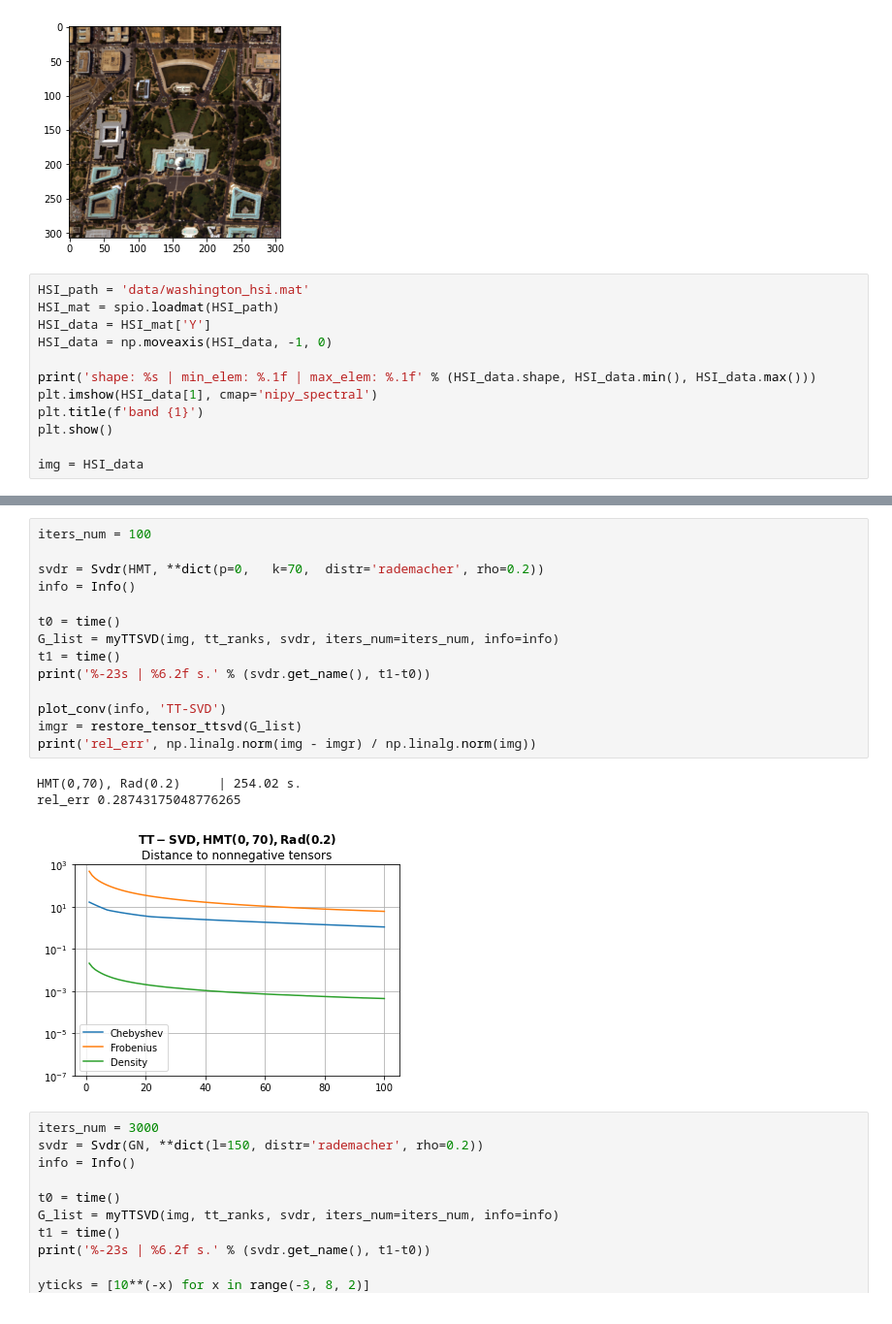
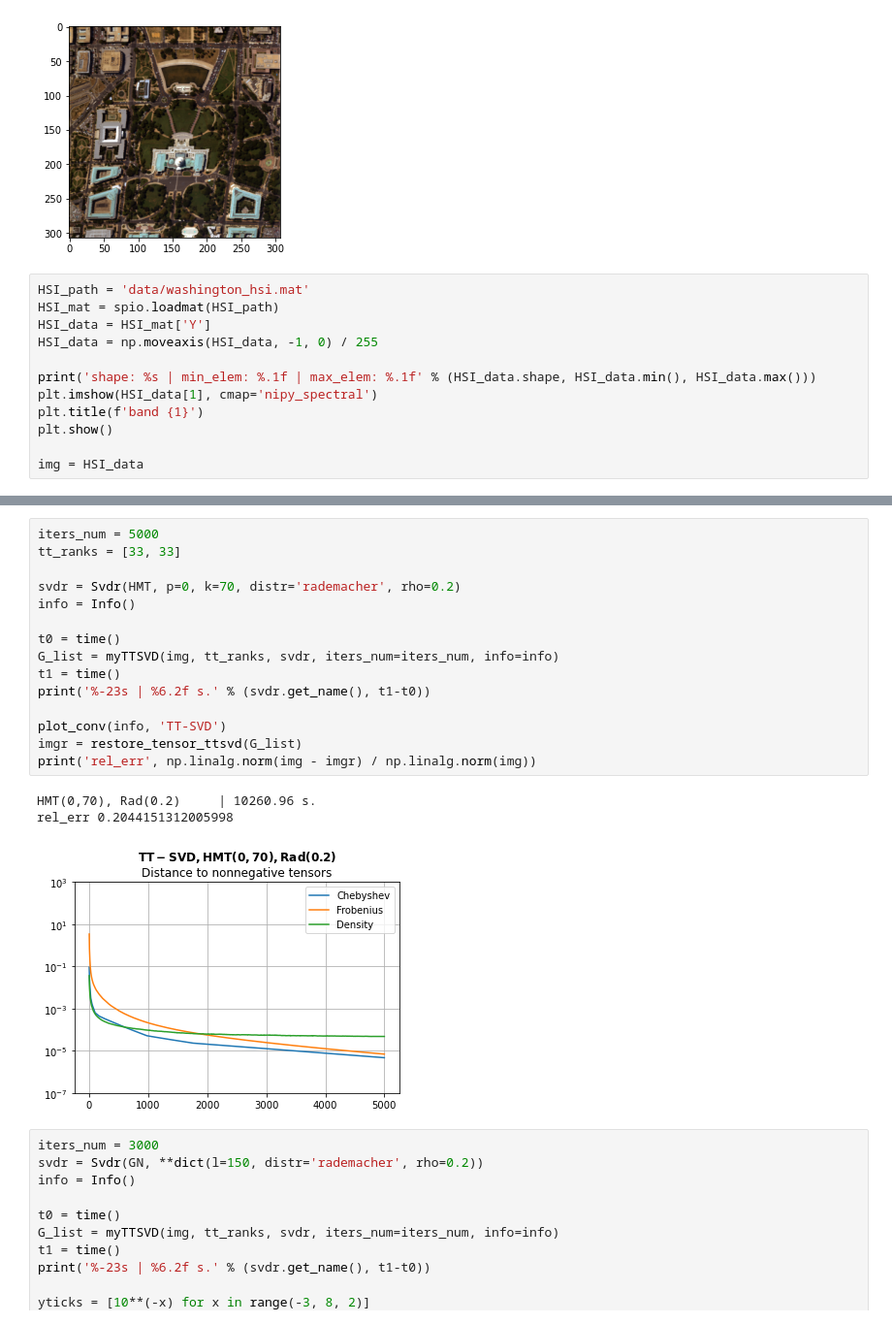
Before and after one commit to azamat11235/NLRTA, a Jupyter notebook: experiments_2.ipynb, the cells around one changed output, grey strips where cells are left out. Shown at 97% size. Cells and saved outputs as stored; diff of their text form.

```diff
--- a/experiments_2.ipynb
+++ b/experiments_2.ipynb
@@ -825,7 +733,7 @@ plt.show()
 HSI_path = 'data/washington_hsi.mat'
 HSI_mat = spio.loadmat(HSI_path)
 HSI_data = HSI_mat['Y']
-HSI_data = np.moveaxis(HSI_data, -1, 0)
+HSI_data = np.moveaxis(HSI_data, -1, 0) / 255
 
 print('shape: %s | min_elem: %.1f | max_elem: %.1f' % (HSI_data.shape, HSI_data.min(), HSI_data.max()))
 plt.imshow(HSI_data[1], cmap='nipy_spectral')
@@ -864,21 +833,22 @@ relative error (che)        |   0.69861
 # %%
-iters_num = 100
+iters_num = 5000
+tt_ranks = [33, 33]
 
-svdr = Svdr(HMT, **dict(p=0,   k=70,  distr='rademacher', rho=0.2))
+svdr = Svdr(HMT, p=0, k=70, distr='rademacher', rho=0.2)
 info = Info()
 
 t0 = time()
 G_list = myTTSVD(img, tt_ranks, svdr, iters_num=iters_num, info=info)
 t1 = time()
 print('%-23s | %6.2f s.' % (svdr.get_name(), t1-t0))
 
 plot_conv(info, 'TT-SVD')
 imgr = restore_tensor_ttsvd(G_list)
 print('rel_err', np.linalg.norm(img - imgr) / np.linalg.norm(img))
 # %% [output]
-HMT(0,70), Rad(0.2)     | 254.02 s.
-rel_err 0.28743175048776265
+HMT(0,70), Rad(0.2)     | 10260.96 s.
+rel_err 0.2044151312005998
-[figure, old version]
+[figure, new version]
 # %%
 iters_num = 3000
 svdr = Svdr(GN, **dict(l=150, distr='rademacher', rho=0.2))
```
Also changed, not shown: parts of 20 cells of this notebook, 3 other files.
